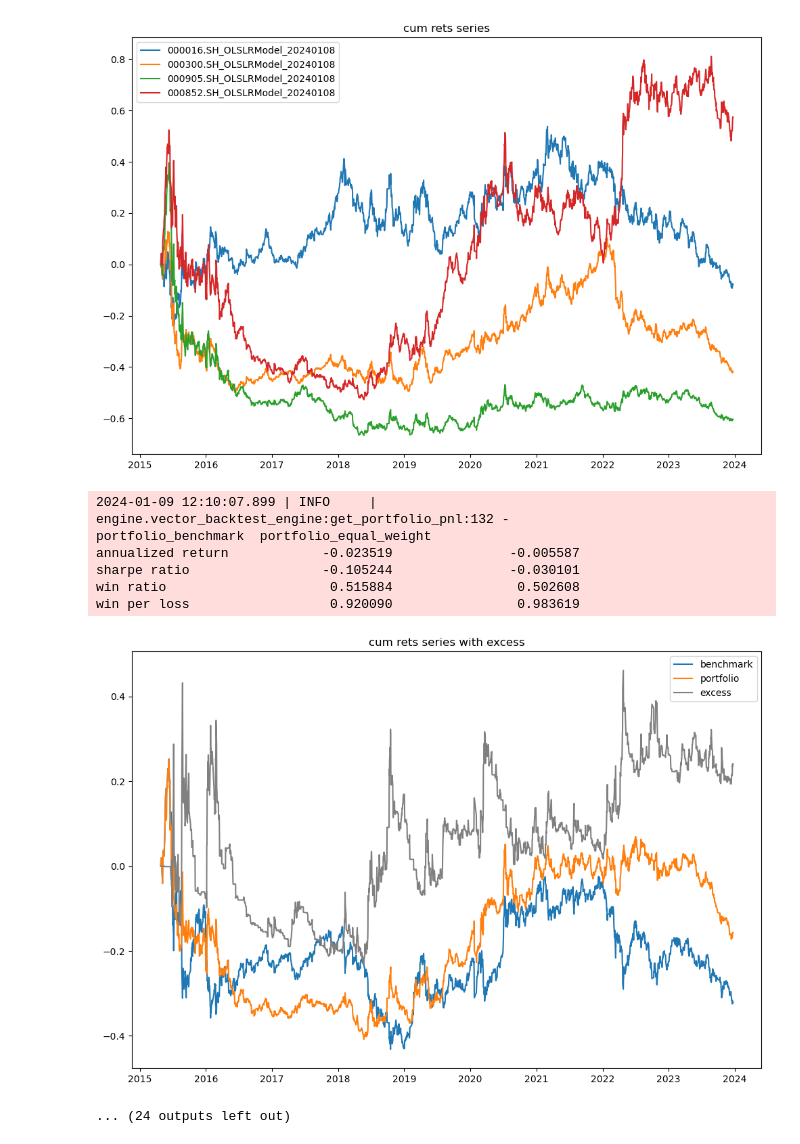
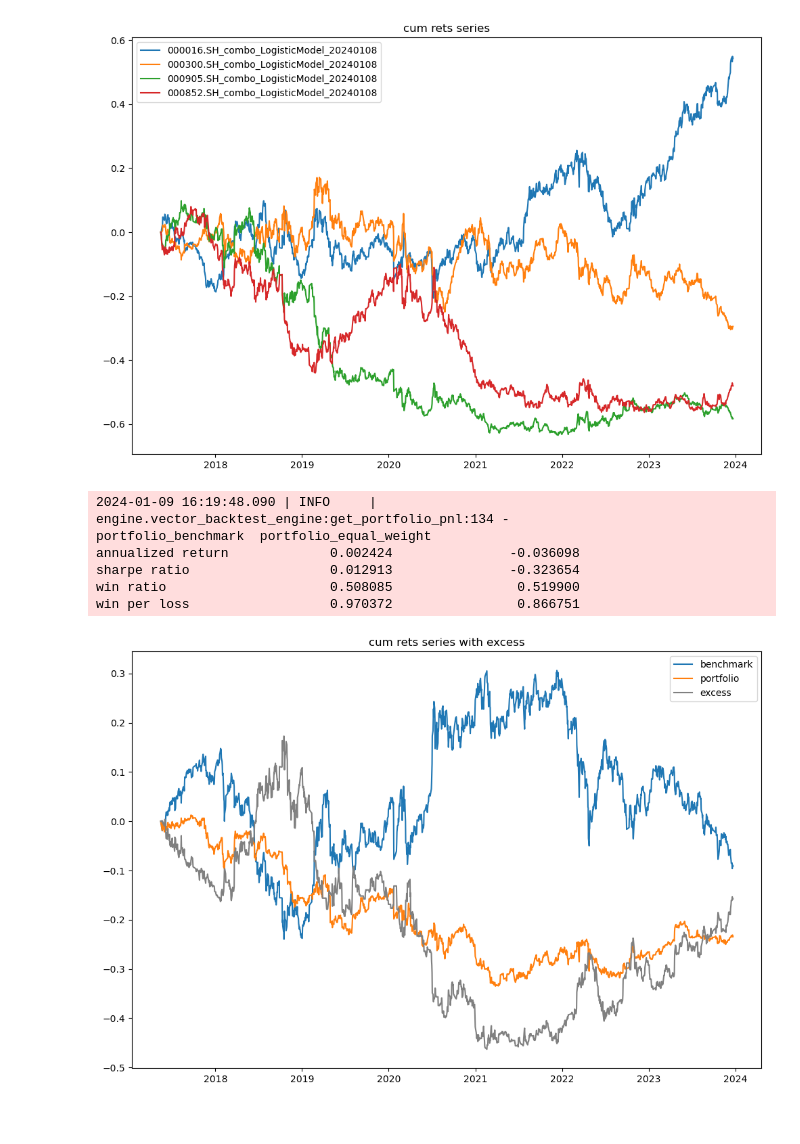
Before and after one commit to hjzgithub/HappyQuantTest, a Jupyter notebook: happyquant/test.ipynb, the cells around one changed output. Drawn from its saved outputs; the diff is of its cells as text; code cells hidden in the pictures.

```diff
--- a/happyquant/test.ipynb
+++ b/happyquant/test.ipynb
@@ -1,12 +1,14 @@
 # %%
 from strategies.StockIndexStrategy import StockIndexStrategy
 params_list = [
-    {'model_id': 'OLSLRModel_20240108', 'back_window': 2500},
-    {'model_name': 'RidgeLRModel', 'model_id': 'RidgeLRModel_20240108', 'back_window': 2500},
+    #{'model_id': 'OLSLRModel_20240108', 'back_window': 2500},
+    #{'model_name': 'LogisticModel', 'model_id': 'LogisticModel_20240108', 'back_window': 2500, 'target_type': 'tag_class'},
+    {
+        'model_name': 'LogisticModel', 'model_id': 'combo_LogisticModel_20240108',
+        'combo_model_id_list': ['OLSLRModel_20240108', 'LogisticModel_20240108'], 'back_window': 500, 'target_type': 'tag_class',
+        'standardize_method': None, 'single_test_method': None, 'combine_method': None, 'multi_test_method': None
+    }
     #{'model_type': 'rule_based', 'model_name': 'vote', 'model_id': 'combo_vote_20240108', 'combo_model_id_list': ['OLSLRModel_20240108', 'RidgeLRModel_20240108']},
-    {'model_name': 'LogisticModel', 'model_id': 'combo_LogisticModel_20240108',
-     'combo_model_id_list': ['OLSLRModel_20240108', 'RidgeLRModel_20240108'], 'back_window': 500, 'target_type': 'tag_class',
-     'standardize_method': None, 'single_test_method': None, 'combine_method': None, 'multi_test_method': None}
 ]
 factor_names = ['TrendFollowing', 'TrendReverse']
 contracts = ['000016.SH', '000300.SH', '000905.SH', '000852.SH']
@@ -109,8 +111,7 @@ annualized costs                                    0.048378
-[figure, old version]
+[figure, new version]
-2024-01-09 12:10:07.899 | INFO     | engine.vector_backtest_engine:get_portfolio_pnl:132 -                    portfolio_benchmark  portfolio_equal_weight
-annualized return            -0.023519               -0.005587
-sharpe ratio                 -0.105244               -0.030101
-win ratio                     0.515884                0.502608
-win per loss                  0.920090                0.983619
+2024-01-09 16:19:48.090 | INFO     | engine.vector_backtest_engine:get_portfolio_pnl:134 -                    portfolio_benchmark  portfolio_equal_weight
+annualized return             0.002424               -0.036098
+sharpe ratio                  0.012913               -0.323654
+win ratio                     0.508085                0.519900
+win per loss                  0.970372                0.866751
-[figure, old version]
+[figure, new version]
-... (24 outputs left out)
```
Also changed, not shown: parts of 1 cell of this notebook, 3 other files.
